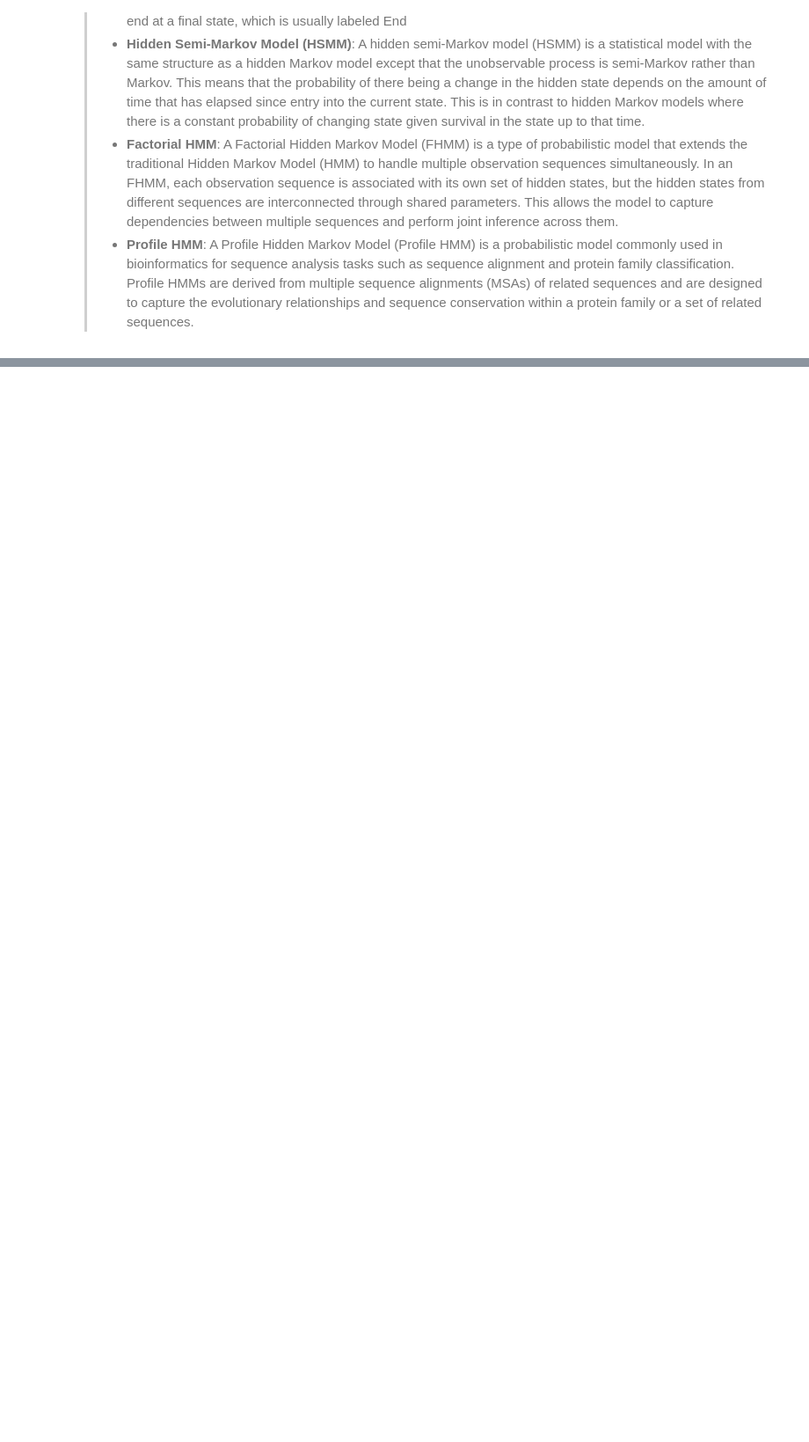
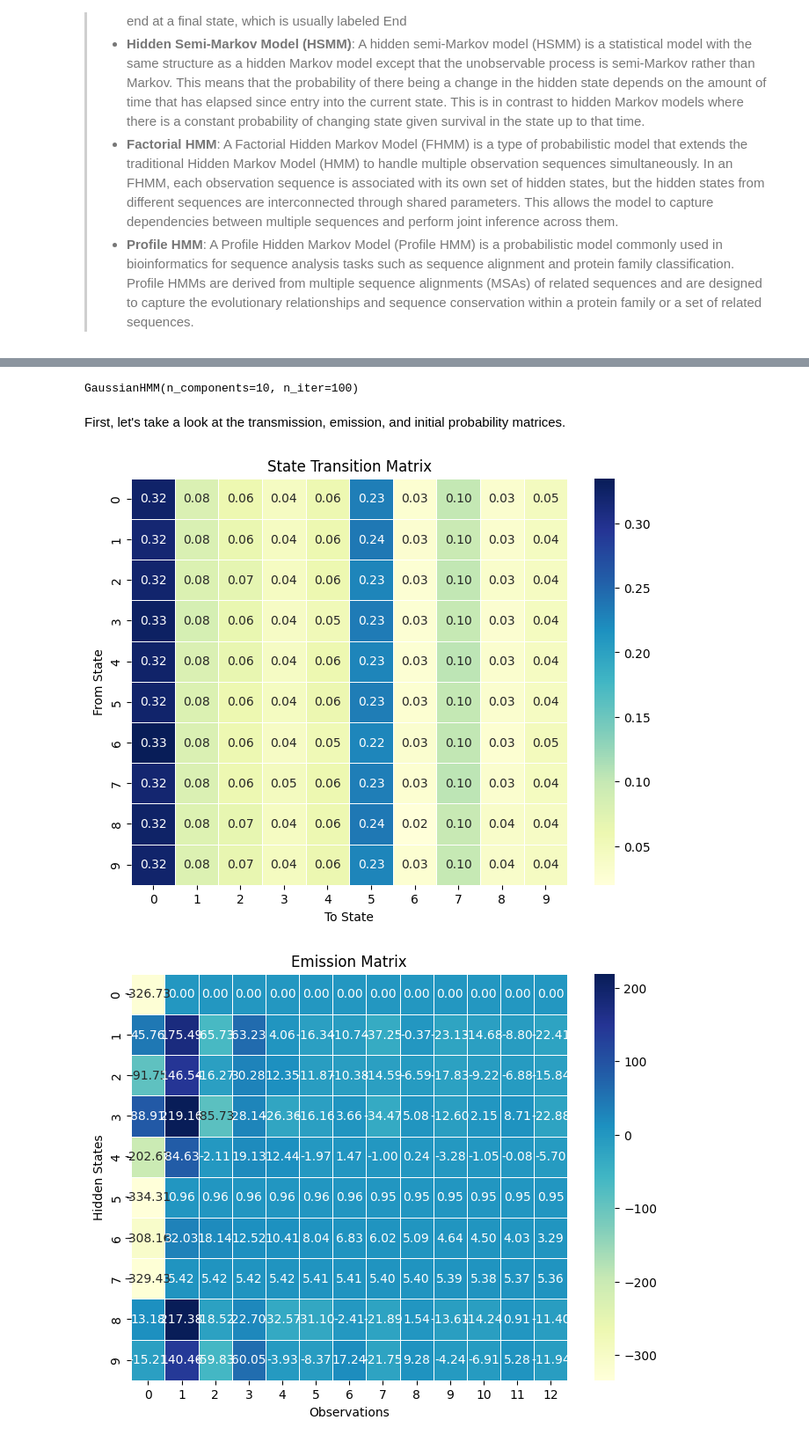
Before and after one commit to ArshiAbolghasemi/AI-UT, a Jupyter notebook: hidden-markov-models/speech_recognition.ipynb, the cells around one changed output, grey strips where cells are left out. Shown: that part at 88% size. Drawn from its saved outputs; the diff is of its cells as text; code cells hidden in the pictures; blank space fills up the shorter version.

Commit message:
feat: implementing model with hmmlearn and Q&A evaluation and test

```diff
--- a/hidden-markov-models/speech_recognition.ipynb
+++ b/hidden-markov-models/speech_recognition.ipynb
@@ -38,3 +66,6 @@ Mounted at /content/drive/
+# %%
+def normalize(value: np.ndarray) -> np.ndarray:
+    return (value - np.mean(value)) / np.std(value)
 # %% [markdown]
 ## Load Audios Dataset
 First, let's load our audio data samples.
@@ -42,10 +73,13 @@ First, let's load our audio data samples.
 def load_audios_dataset() -> List[Dict[str, Any]]:
   audios_data = list(dict())
   for audio_file in os.listdir(AUDIOS_DATASET_PATH):
+    if not audio_file.endswith('.wav') : continue
+
     audio_file_path = os.path.join(AUDIOS_DATASET_PATH, audio_file)
     signal, sr = librosa.load(audio_file_path)
+
     audios_data.append({
-        'signal': signal,
+        'signal': normalize(signal),
         'sampling_rate': sr,
     })
 
@@ -192,0 +275,6 @@ we think of as causal factors in our probabilistic mode.<br>
+# %%
+X = np.concatenate([mfcc.T for mfcc in mfccs])
+np.random.shuffle(X)
+X_train, X_test = train_test_split(X, test_size=0.2, random_state=42)
+print("x_train shape: ", X_train.shape)
+print("X_test shape: ", X_test.shape)
@@ -192,0 +287,17 @@ we think of as causal factors in our probabilistic mode.<br>
+# %%
+lib_model = hmm.GaussianHMM(n_components=N_COMPONENTS,
+                            covariance_type=DEFAULT_COVARIANCE_TYPE,
+                            n_iter=N_ITERATE)
+lib_model.fit(X_train)
+# %% [output]
+GaussianHMM(n_components=10, n_iter=100)
+# %% [markdown]
+First, let's take a look at the transmission, emission, and initial probability matrices.
+# %%
+lib_hmm_model_wrapper = HMMModelWrapper(lib_model.transmat_, lib_model.means_,
+                                lib_model.startprob_, lib_model.n_components)
+
+lib_hmm_model_wrapper.print_matrices()
+# %% [output]
+[figure, added]
+[figure, added]
```
Also changed, not shown: parts of 17 cells of this notebook.
